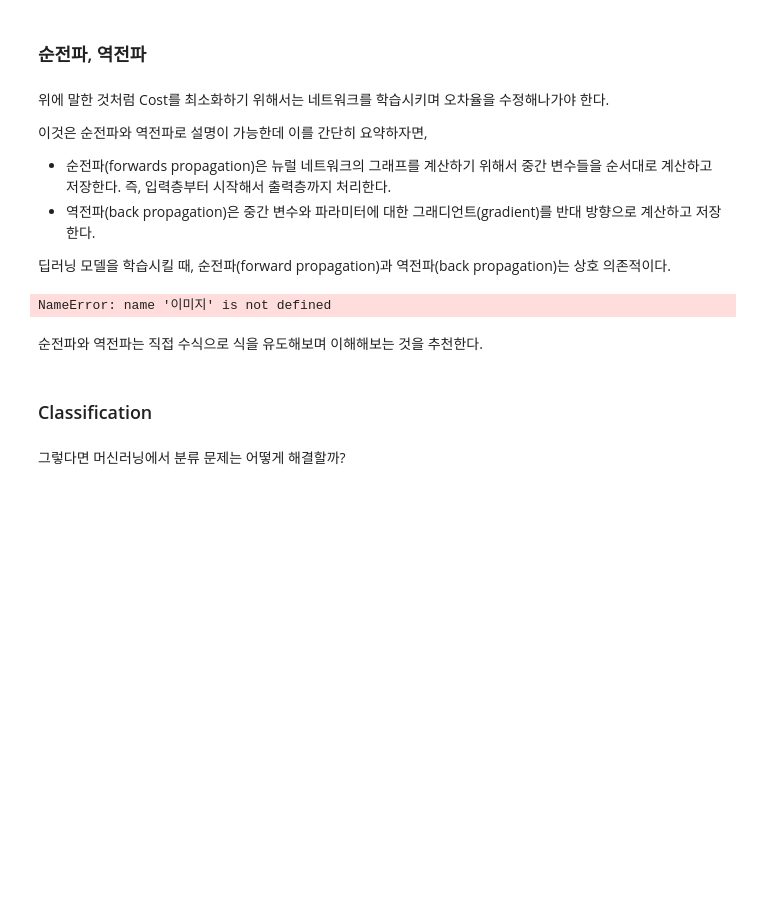
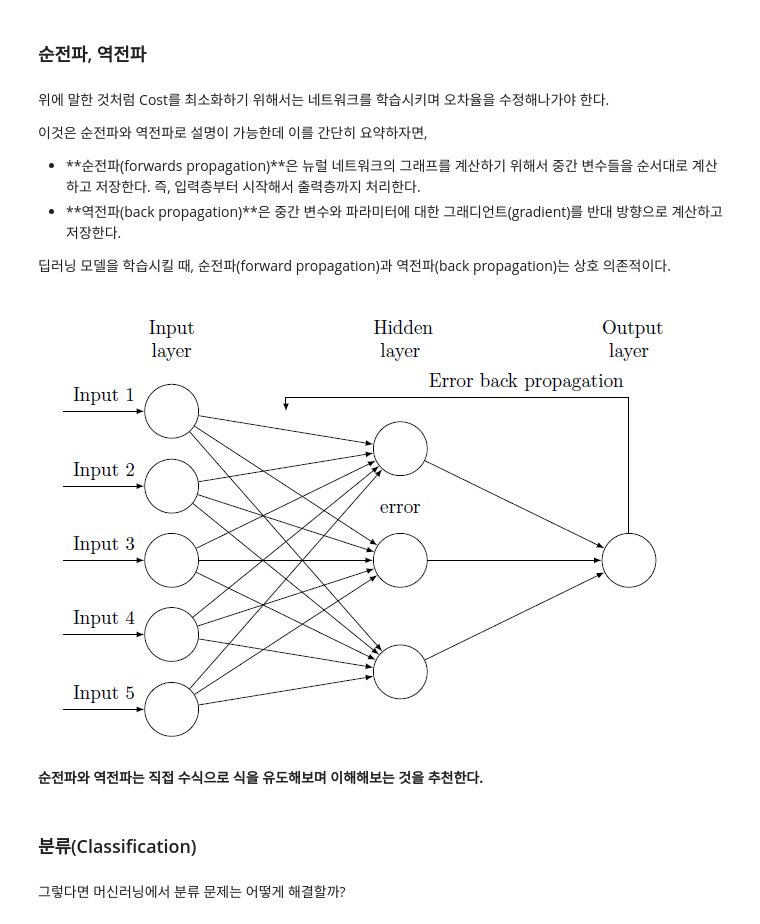
Before and after one commit to yth01/TMI, a Jupyter notebook: Embedding_study/neural network basic.ipynb, the cells around one changed output. Cells and saved outputs as stored; diff of their text form; code cells hidden in the pictures; blank space fills up the shorter version.

```diff
--- a/Embedding_study/neural network basic.ipynb
+++ b/Embedding_study/neural network basic.ipynb
@@ -27,17 +29,17 @@ NameError: name 'Image' is not defined
 위에 말한 것처럼 Cost를 최소화하기 위해서는 네트워크를 학습시키며 오차율을 수정해나가야 한다.
 
 이것은 순전파와 역전파로 설명이 가능한데 이를 간단히 요약하자면,
-- 순전파(forwards propagation)은 뉴럴 네트워크의 그래프를 계산하기 위해서 중간 변수들을 순서대로 계산하고 저장한다. 즉, 입력층부터 시작해서 출력층까지 처리한다.
-- 역전파(back propagation)은 중간 변수와 파라미터에 대한 그래디언트(gradient)를 반대 방향으로 계산하고 저장한다.
+- **순전파(forwards propagation)**은 뉴럴 네트워크의 그래프를 계산하기 위해서 중간 변수들을 순서대로 계산하고 저장한다. 즉, 입력층부터 시작해서 출력층까지 처리한다.
+- **역전파(back propagation)**은 중간 변수와 파라미터에 대한 그래디언트(gradient)를 반대 방향으로 계산하고 저장한다.
 
 딥러닝 모델을 학습시킬 때, 순전파(forward propagation)과 역전파(back propagation)는 상호 의존적이다.
-# %%
-이미지
-# %% [output]
-NameError: name '이미지' is not defined
+# %%
+Image("./images/1_2.png")
+# %% [output]
+[figure, added]
 # %% [markdown]
-순전파와 역전파는 직접 수식으로 식을 유도해보며 이해해보는 것을 추천한다.
+**순전파와 역전파는 직접 수식으로 식을 유도해보며 이해해보는 것을 추천한다.**
 # %% [markdown]
-### Classification
+### 분류(Classification)
 # %% [markdown]
 그렇다면 머신러닝에서 분류 문제는 어떻게 해결할까?
```
Also changed, not shown: parts of 31 cells of this notebook.
